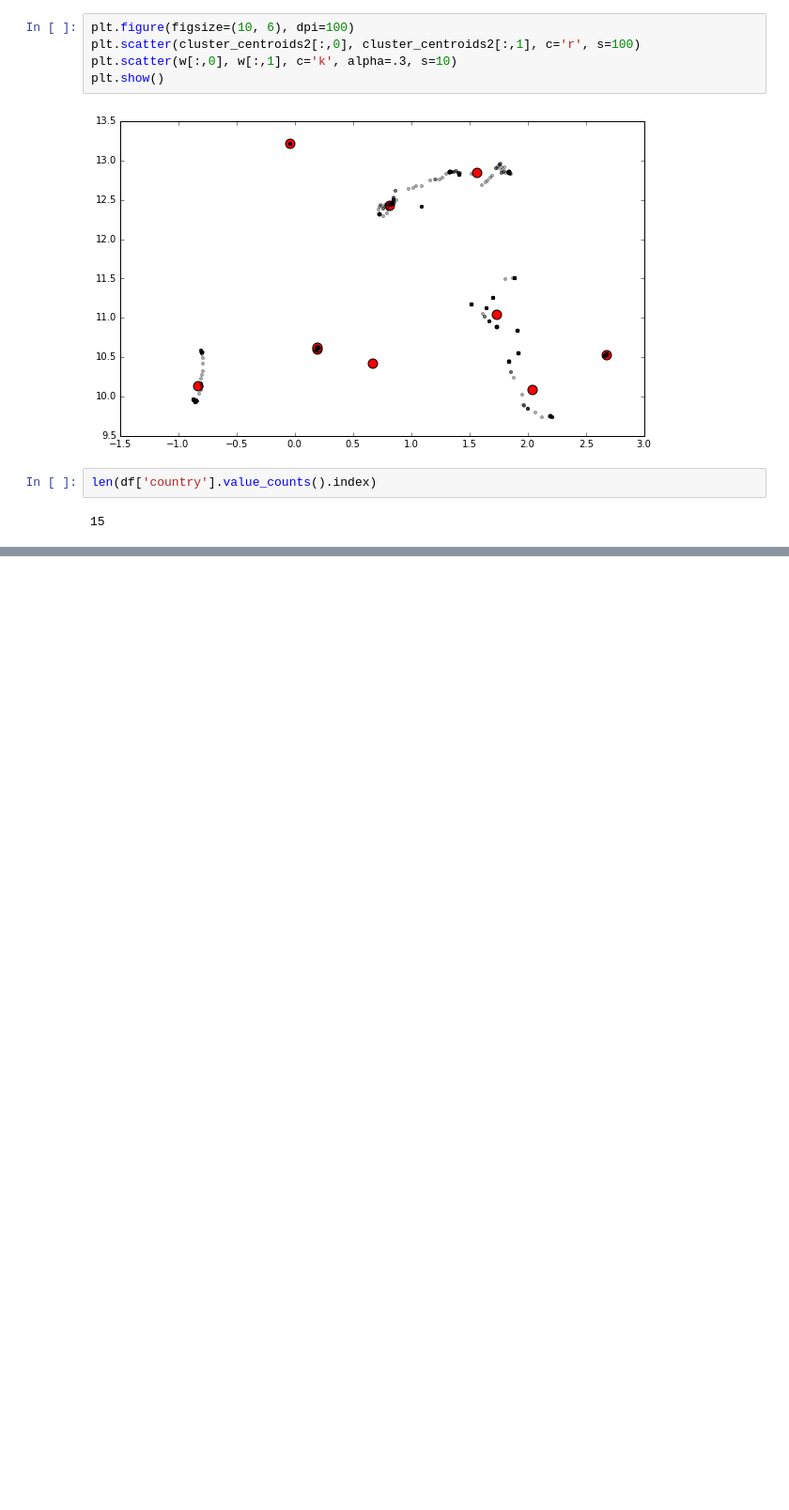
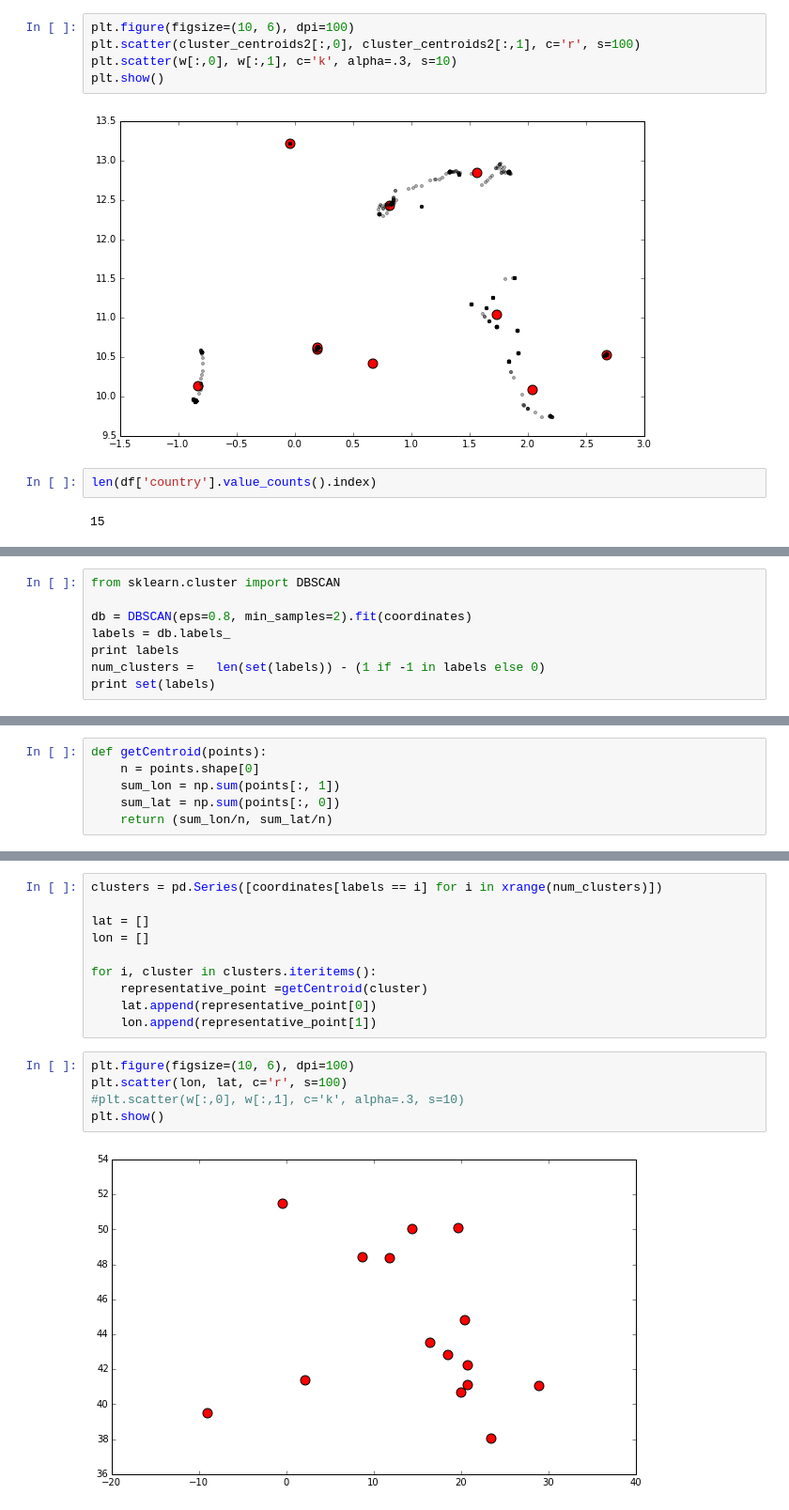
Before and after one commit to bcc2xp/geomining, a Jupyter notebook: 20151016Demo.ipynb, the cells around one changed output, grey strips where cells are left out. Shown: that part at 94% size. Drawn from its saved outputs; the diff is of its cells as text; blank space fills up the shorter version.

```diff
--- a/20151016Demo.ipynb
+++ b/20151016Demo.ipynb
@@ -531,0 +535,8 @@ plt.show()
+# %%
+from sklearn.cluster import DBSCAN
+
+db = DBSCAN(eps=0.8, min_samples=2).fit(coordinates)
+labels = db.labels_
+print labels
+num_clusters =   len(set(labels)) - (1 if -1 in labels else 0)
+print set(labels)
@@ -531,0 +553,6 @@ plt.show()
+# %%
+def getCentroid(points):
+    n = points.shape[0]
+    sum_lon = np.sum(points[:, 1])
+    sum_lat = np.sum(points[:, 0])
+    return (sum_lon/n, sum_lat/n)
@@ -531,0 +582,17 @@ plt.show()
+# %%
+clusters = pd.Series([coordinates[labels == i] for i in xrange(num_clusters)])
+
+lat = []
+lon = []
+
+for i, cluster in clusters.iteritems():
+    representative_point =getCentroid(cluster)
+    lat.append(representative_point[0])
+    lon.append(representative_point[1])
+# %%
+plt.figure(figsize=(10, 6), dpi=100)
+plt.scatter(lon, lat, c='r', s=100)
+#plt.scatter(w[:,0], w[:,1], c='k', alpha=.3, s=10)
+plt.show()
+# %% [output]
+[figure, added]
```
Also changed, not shown: parts of 6 cells of this notebook.
